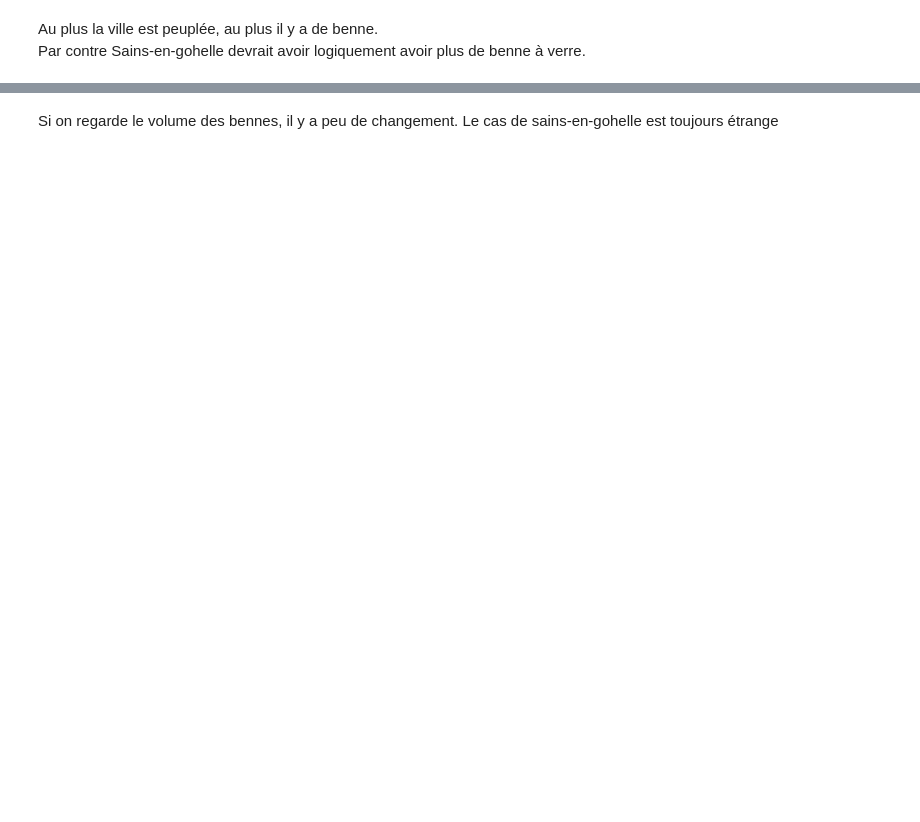
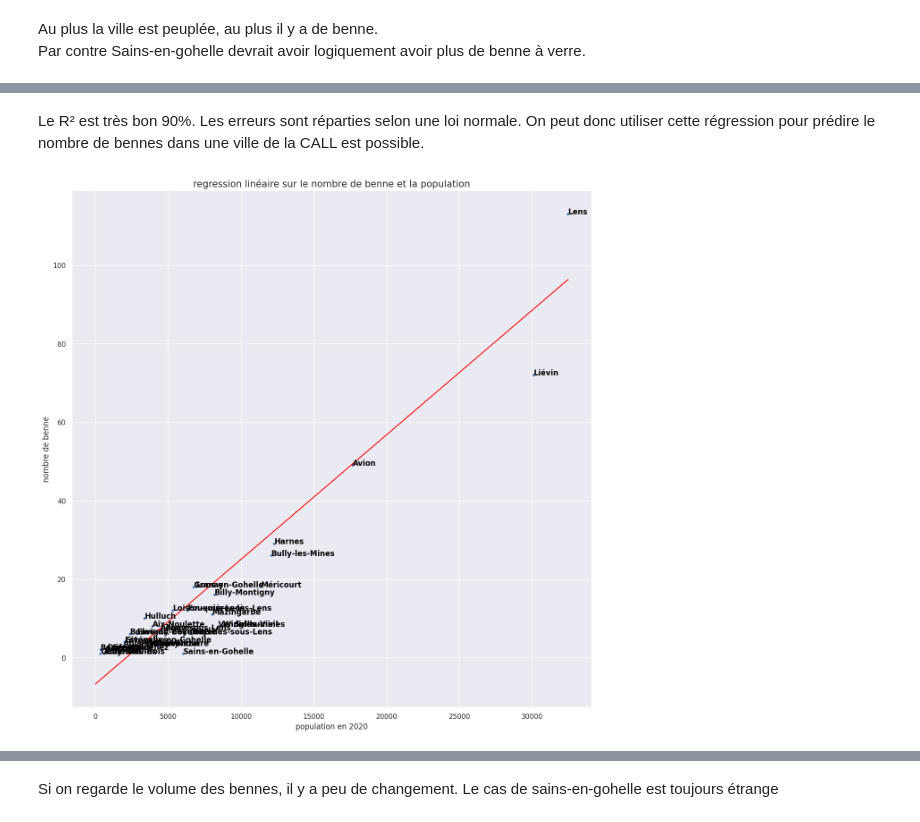
Before and after one commit to noobold/CALL, a Jupyter notebook: Affichage_benne.ipynb, the cells around one changed output, grey strips where cells are left out. Cells and saved outputs as stored; diff of their text form; code cells hidden in the pictures; blank space fills up the shorter version.

```diff
--- a/Affichage_benne.ipynb
+++ b/Affichage_benne.ipynb
@@ -100,0 +142,25 @@ Par contre Sains-en-gohelle devrait avoir logiquement avoir plus de benne à ver
+# %% [markdown]
+Le R² est très bon 90%. Les erreurs sont réparties selon une loi normale. On peut donc utiliser cette régression pour prédire le nombre de bennes dans une ville de la CALL est possible.
+# %%
+#affichage graphe
+sns.set_theme(style='darkgrid')
+
+#calcul pour afficher le graphe
+a = Model_reg_lin.coef_
+b = Model_reg_lin.intercept_
+pop_max = benne_verre["Population_municipale_2020"].max()
+ordonne = np.linspace(0,pop_max,1000)
+
+#nuage de point population/nbbenne
+fig, ax = plt.subplots(figsize=(15,15))
+scatter_text(ax=ax,data = benne_verre , x='Population_municipale_2020',y='nb_benne',text_column='commune')
+
+#sns.regplot(x = 'Population_municipale_2020', y = 'nb_benne', data = benne_verre,ax=ax,ci=None)
+ax.plot(ordonne,a*ordonne+b,color='red')
+
+ax.set_title('regression linéaire sur le nombre de benne et la population',fontsize=15)
+ax.set_xlabel('population en 2020')
+ax.set_ylabel('nombre de benne')
+plt.show()
+# %% [output]
+[figure, added]
```
Also changed, not shown: parts of 11 cells of this notebook.
